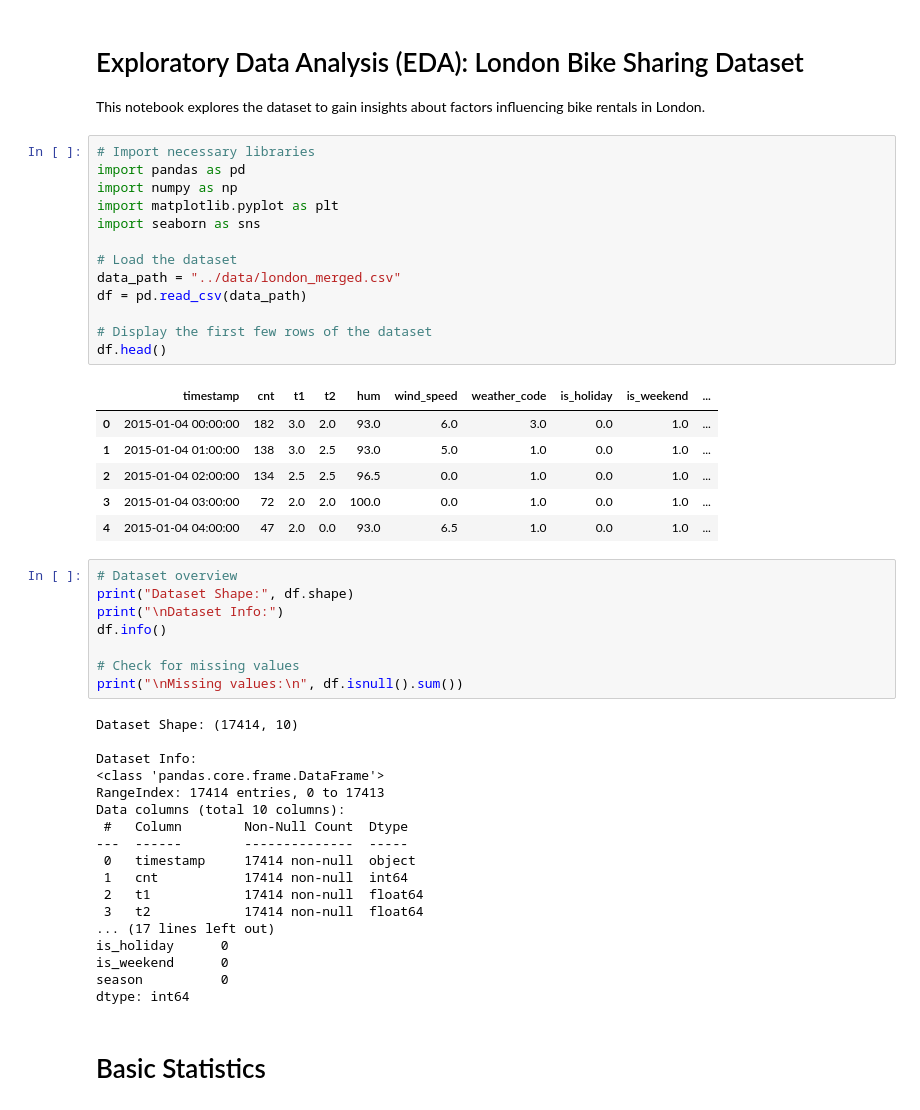
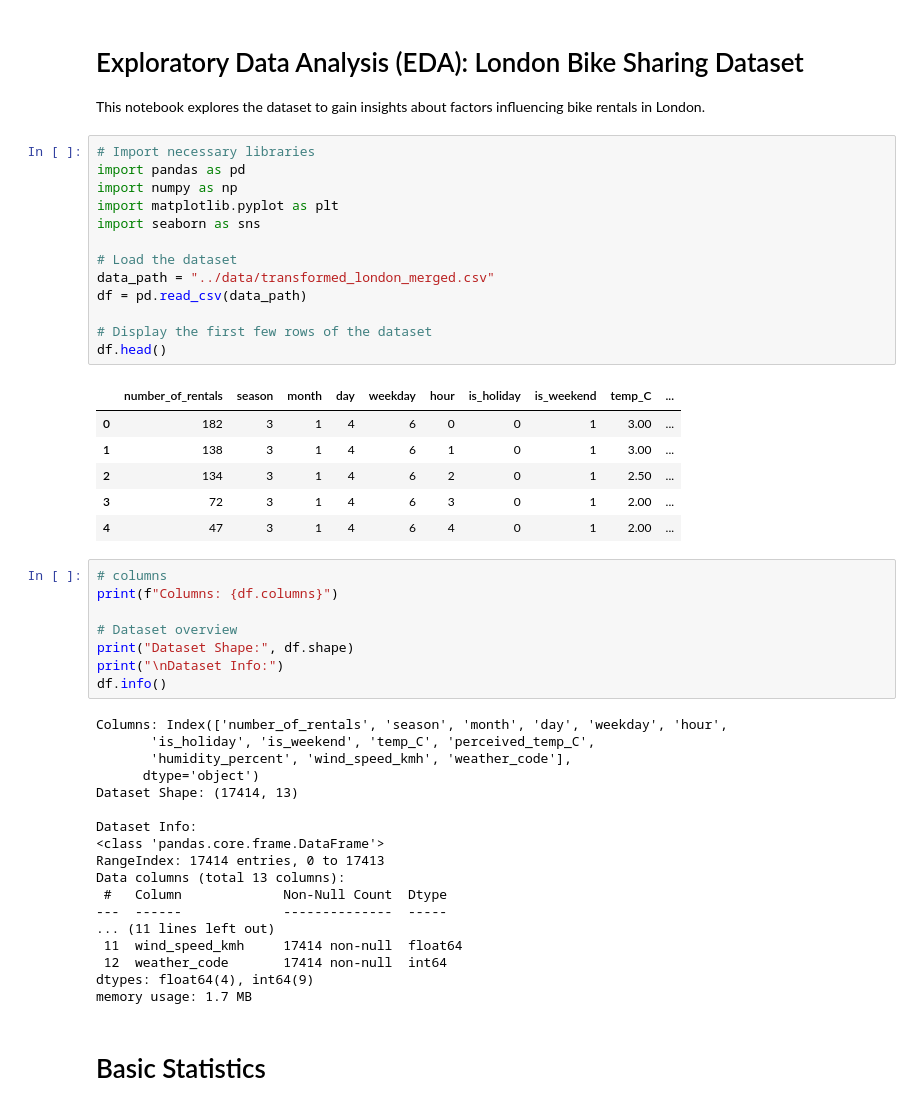
Before and after one commit to MattWojciechowski/london_bike_sharing, a Jupyter notebook: notebooks/EDA_analysis.ipynb, the cells around one changed output. Saved outputs shown, nothing was run; the diff lists cells and outputs as text.

```diff
--- a/notebooks/EDA_analysis.ipynb
+++ b/notebooks/EDA_analysis.ipynb
@@ -5,48 +5,48 @@ This notebook explores the dataset to gain insights about factors influencing bi
 # %%
 # Import necessary libraries
 import pandas as pd
 import numpy as np
 import matplotlib.pyplot as plt
 import seaborn as sns
 
 # Load the dataset
-data_path = "../data/london_merged.csv"
+data_path = "../data/transformed_london_merged.csv"
 df = pd.read_csv(data_path)
 
 # Display the first few rows of the dataset
 df.head()
 # %% [output]
-|  | timestamp | cnt | t1 | t2 | hum | wind_speed | weather_code | is_holiday | is_weekend | ... |
-| 0 | 2015-01-04 00:00:00 | 182 | 3.0 | 2.0 | 93.0 | 6.0 | 3.0 | 0.0 | 1.0 | ... |
-| 1 | 2015-01-04 01:00:00 | 138 | 3.0 | 2.5 | 93.0 | 5.0 | 1.0 | 0.0 | 1.0 | ... |
-| 2 | 2015-01-04 02:00:00 | 134 | 2.5 | 2.5 | 96.5 | 0.0 | 1.0 | 0.0 | 1.0 | ... |
-| 3 | 2015-01-04 03:00:00 | 72 | 2.0 | 2.0 | 100.0 | 0.0 | 1.0 | 0.0 | 1.0 | ... |
-| 4 | 2015-01-04 04:00:00 | 47 | 2.0 | 0.0 | 93.0 | 6.5 | 1.0 | 0.0 | 1.0 | ... |
+|  | number_of_rentals | season | month | day | weekday | hour | is_holiday | is_weekend | temp_C | ... |
+| 0 | 182 | 3 | 1 | 4 | 6 | 0 | 0 | 1 | 3.00 | ... |
+| 1 | 138 | 3 | 1 | 4 | 6 | 1 | 0 | 1 | 3.00 | ... |
+| 2 | 134 | 3 | 1 | 4 | 6 | 2 | 0 | 1 | 2.50 | ... |
+| 3 | 72 | 3 | 1 | 4 | 6 | 3 | 0 | 1 | 2.00 | ... |
+| 4 | 47 | 3 | 1 | 4 | 6 | 4 | 0 | 1 | 2.00 | ... |
 # %%
+# columns
+print(f"Columns: {df.columns}")
+
 # Dataset overview
 print("Dataset Shape:", df.shape)
 print("\nDataset Info:")
 df.info()
-
-# Check for missing values
-print("\nMissing values:\n", df.isnull().sum())
 # %% [output]
-Dataset Shape: (17414, 10)
+Columns: Index(['number_of_rentals', 'season', 'month', 'day', 'weekday', 'hour',
+       'is_holiday', 'is_weekend', 'temp_C', 'perceived_temp_C',
+       'humidity_percent', 'wind_speed_kmh', 'weather_code'],
+      dtype='object')
+Dataset Shape: (17414, 13)
 
 Dataset Info:
 <class 'pandas.core.frame.DataFrame'>
 RangeIndex: 17414 entries, 0 to 17413
-Data columns (total 10 columns):
- #   Column        Non-Null Count  Dtype
----  ------        --------------  -----
- 0   timestamp     17414 non-null  object
- 1   cnt           17414 non-null  int64
- 2   t1            17414 non-null  float64
- 3   t2            17414 non-null  float64
-... (17 lines left out)
-is_holiday      0
-is_weekend      0
-season          0
-dtype: int64
+Data columns (total 13 columns):
+ #   Column             Non-Null Count  Dtype
+---  ------             --------------  -----
+... (11 lines left out)
+ 11  wind_speed_kmh     17414 non-null  float64
+ 12  weather_code       17414 non-null  int64
+dtypes: float64(4), int64(9)
+memory usage: 1.7 MB
 # %% [markdown]
 # Basic Statistics
```
Also changed, not shown: parts of 31 cells of this notebook, 7 other files.
